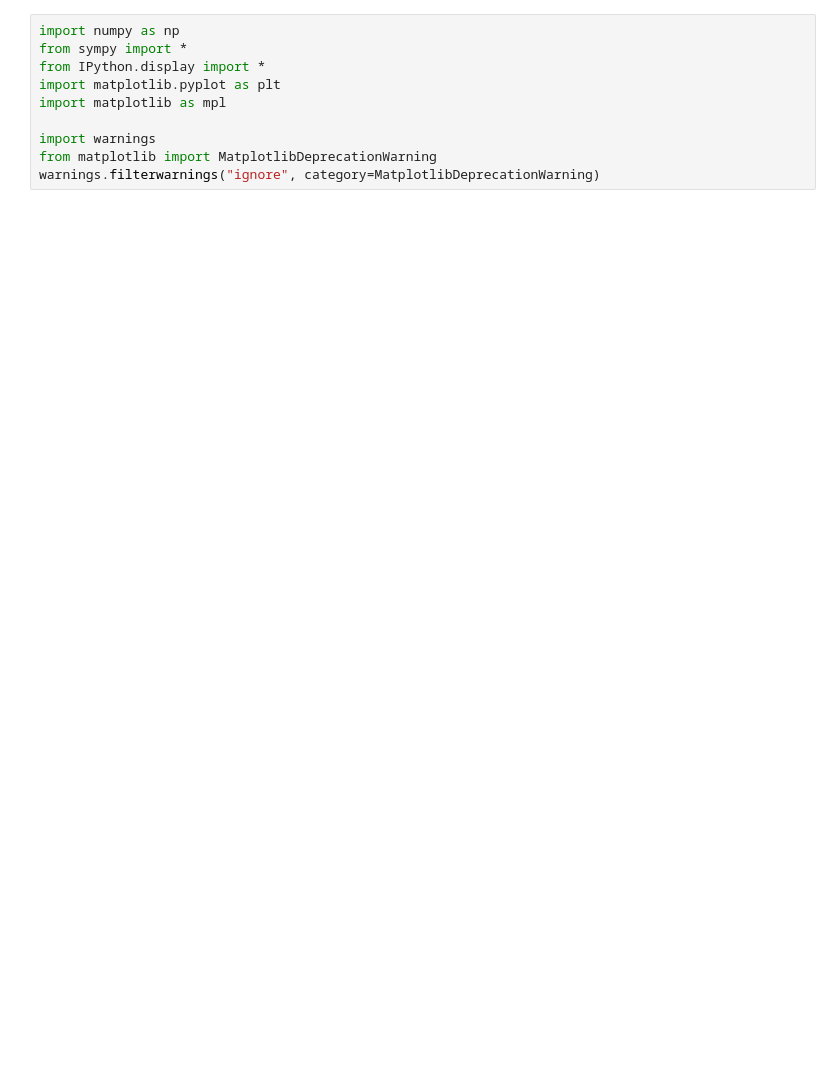
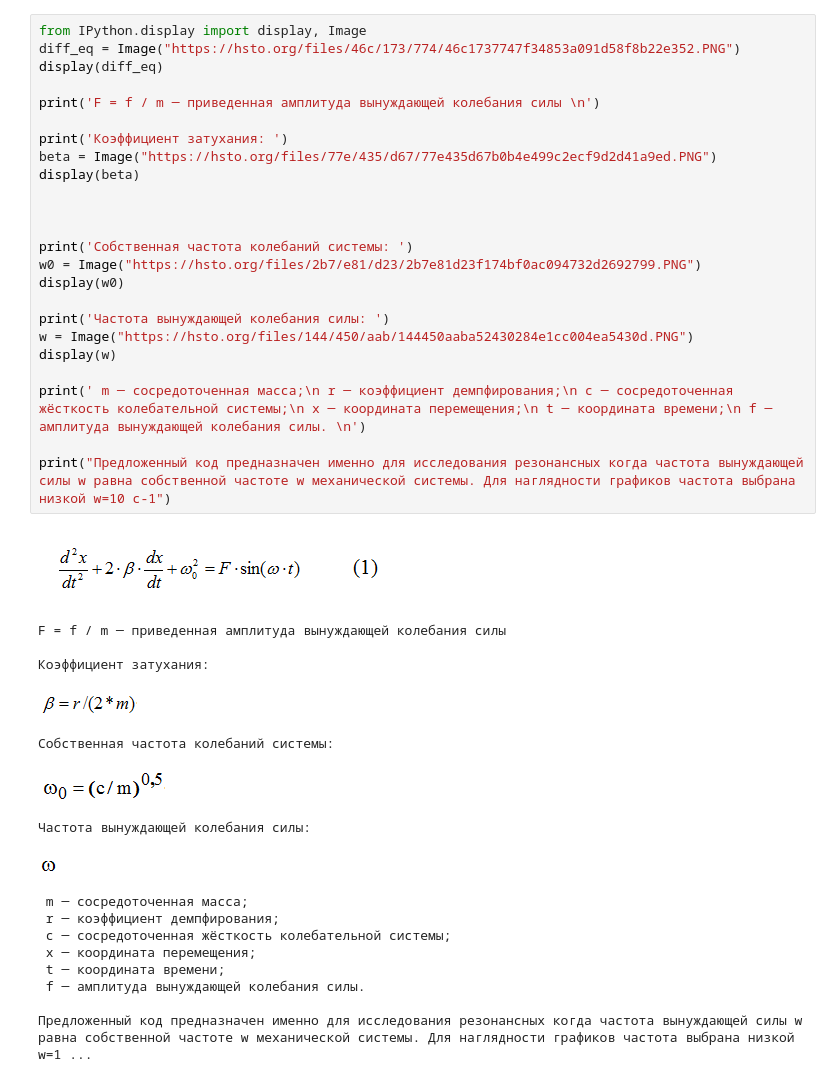
Before and after one commit to iIlyaM/Task7_15, a Jupyter notebook: Task7_15.ipynb, the cells around one changed output. Drawn from its saved outputs; the diff is of its cells as text; blank space fills up the shorter version.

```diff
--- a/Task7_15.ipynb
+++ b/Task7_15.ipynb
@@ -1,10 +1,42 @@
 # %%
-import numpy as np
-from sympy import *
-from IPython.display import *
-import matplotlib.pyplot as plt
-import matplotlib as mpl
+from IPython.display import display, Image
+diff_eq = Image("https://hsto.org/files/46c/173/774/46c1737747f34853a091d58f8b22e352.PNG")
+display(diff_eq)
 
-import warnings
-from matplotlib import MatplotlibDeprecationWarning
-warnings.filterwarnings("ignore", category=MatplotlibDeprecationWarning)
+print('F = f / m ─ приведенная амплитуда вынуждающей колебания силы \n')
+
+print('Коэффициент затухания: ')
+beta = Image("https://hsto.org/files/77e/435/d67/77e435d67b0b4e499c2ecf9d2d41a9ed.PNG")
+display(beta)
+
+
+
+print('Собственная частота колебаний системы: ')
+w0 = Image("https://hsto.org/files/2b7/e81/d23/2b7e81d23f174bf0ac094732d2692799.PNG")
+display(w0)
+
+print('Частота вынуждающей колебания силы: ')
+w = Image("https://hsto.org/files/144/450/aab/144450aaba52430284e1cc004ea5430d.PNG")
+display(w)
+
+print(' m ─ сосредоточенная масса;\n r ─ коэффициент демпфирования;\n c ─ сосредоточенная жёсткость колебательной системы;\n x ─ координата перемещения;\n t ─ координата времени;\n f ─ амплитуда вынуждающей колебания силы. \n')
+
+print("Предложенный код предназначен именно для исследования резонансных когда частота вынуждающей силы w равна собственной частоте w механической системы. Для наглядности графиков частота выбрана низкой w=10 c-1")
+# %% [output]
+[figure, added]
+F = f / m ─ приведенная амплитуда вынуждающей колебания силы
+
+Коэффициент затухания:
+[figure, added]
+Собственная частота колебаний системы:
+[figure, added]
+Частота вынуждающей колебания силы:
+[figure, added]
+ m ─ сосредоточенная масса;
+ r ─ коэффициент демпфирования;
+ c ─ сосредоточенная жёсткость колебательной системы;
+ x ─ координата перемещения;
+ t ─ координата времени;
+ f ─ амплитуда вынуждающей колебания силы.
+
+Предложенный код предназначен именно для исследования резонансных когда частота вынуждающей силы w равна собственной частоте w механической системы. Для наглядности графиков частота выбрана низкой w=1 ...
```
Also changed, not shown: parts of 2 cells of this notebook.
